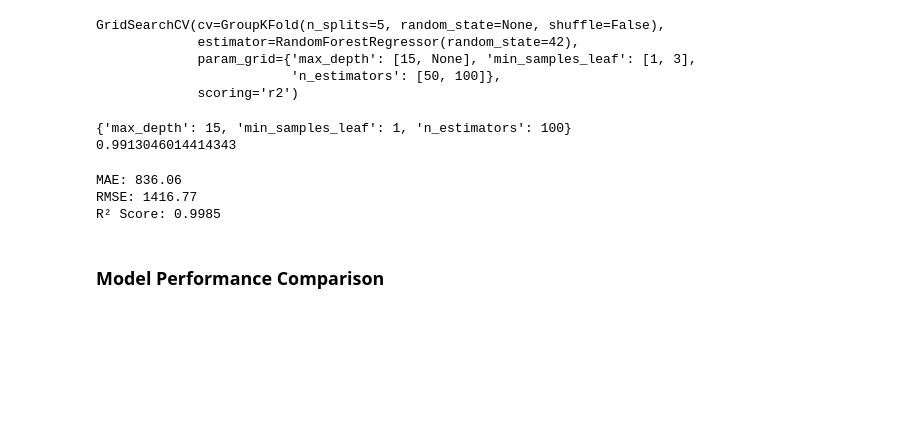
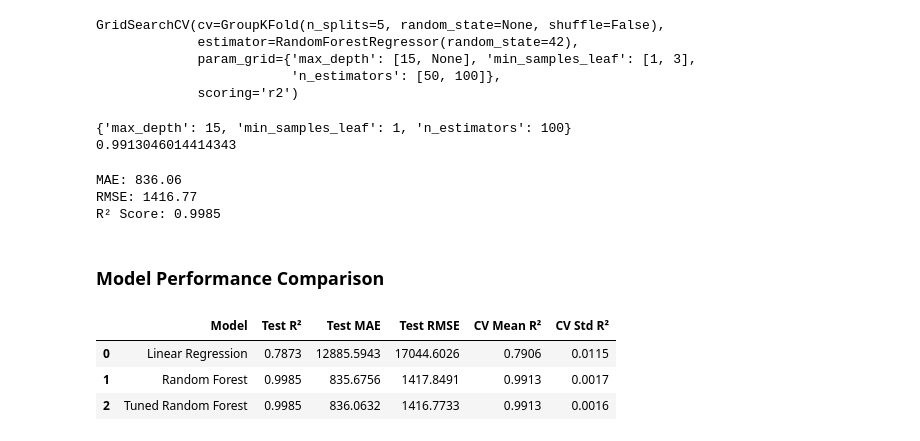
Before and after one commit to Seabass03/microresonator-qfactor-ml, a Jupyter notebook: microresonator_analysis.ipynb, the cells around one changed output. Drawn from its saved outputs; the diff is of its cells as text; code cells hidden in the pictures; blank space fills up the shorter version.

Commit message:
Fixed Table

```diff
--- a/microresonator_analysis.ipynb
+++ b/microresonator_analysis.ipynb
@@ -457,11 +457,25 @@ residuals_tuned = y_test - y_pred_tuned
 ### Model Performance Comparison
 # %%
 comparison_df = pd.DataFrame({
-    "Model": ["Linear Regression", "Random Forest". "Tuned Random Forest"],
-    "Test R²": [r2, r2_rf],
-    "Test MAE": [mae, mae_rf],
-    "Test RMSE": [rmse, rmse_rf],
-    "CV Mean R²": [cv_scores_lr.mean(), cv_scores_rf.mean()],
-    "CV Std R²": [cv_scores_lr.std(), cv_scores_rf.std()]
+    "Model": ["Linear Regression", "Random Forest", "Tuned Random Forest"],
+    "Test R²": [r2, r2_rf, r2_rf_tuned],
+    "Test MAE": [mae, mae_rf, mae_rf_tuned],
+    "Test RMSE": [rmse, rmse_rf, rmse_rf_tuned],
+    "CV Mean R²": [
+        cv_scores_lr.mean(),
+        cv_scores_rf.mean(),
+        grid_search_rf.best_score_
+    ],
+    "CV Std R²": [
+        cv_scores_lr.std(),
+        cv_scores_rf.std(),
+        grid_search_rf.cv_results_["std_test_score"][grid_search_rf.best_index_]
+    ]
 })
-comparison_df
+
+comparison_df.round(4)
+# %% [output]
+|  | Model | Test R² | Test MAE | Test RMSE | CV Mean R² | CV Std R² |
+| 0 | Linear Regression | 0.7873 | 12885.5943 | 17044.6026 | 0.7906 | 0.0115 |
+| 1 | Random Forest | 0.9985 | 835.6756 | 1417.8491 | 0.9913 | 0.0017 |
+| 2 | Tuned Random Forest | 0.9985 | 836.0632 | 1416.7733 | 0.9913 | 0.0016 |
```
